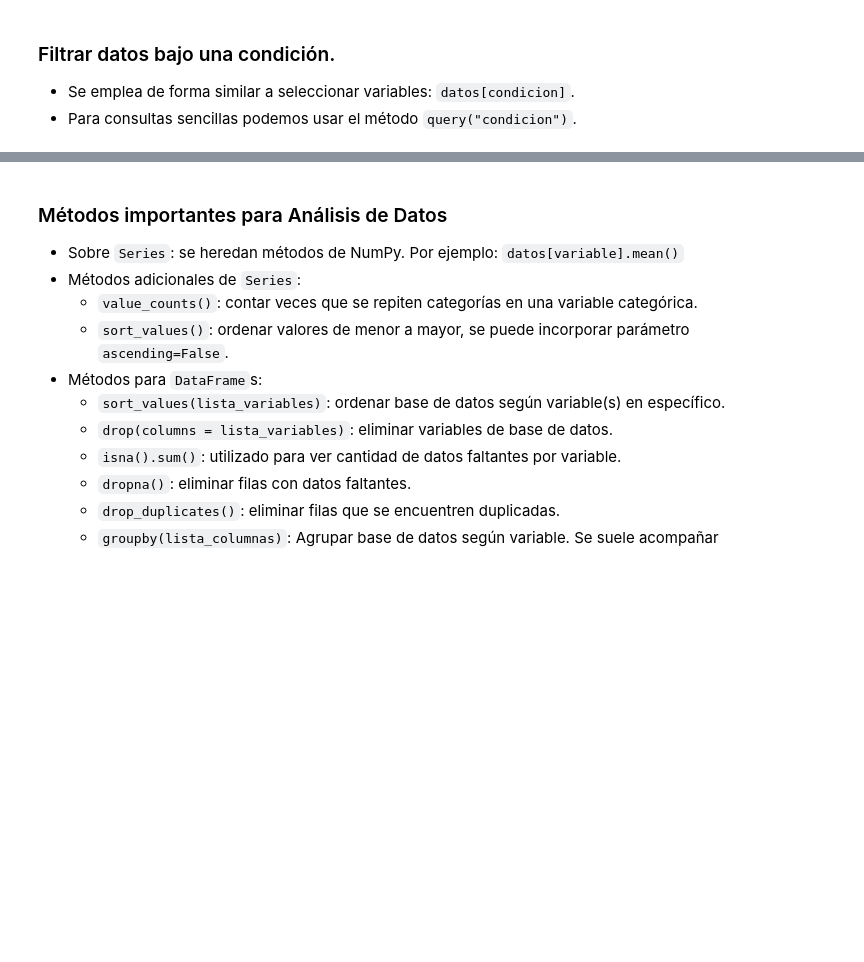
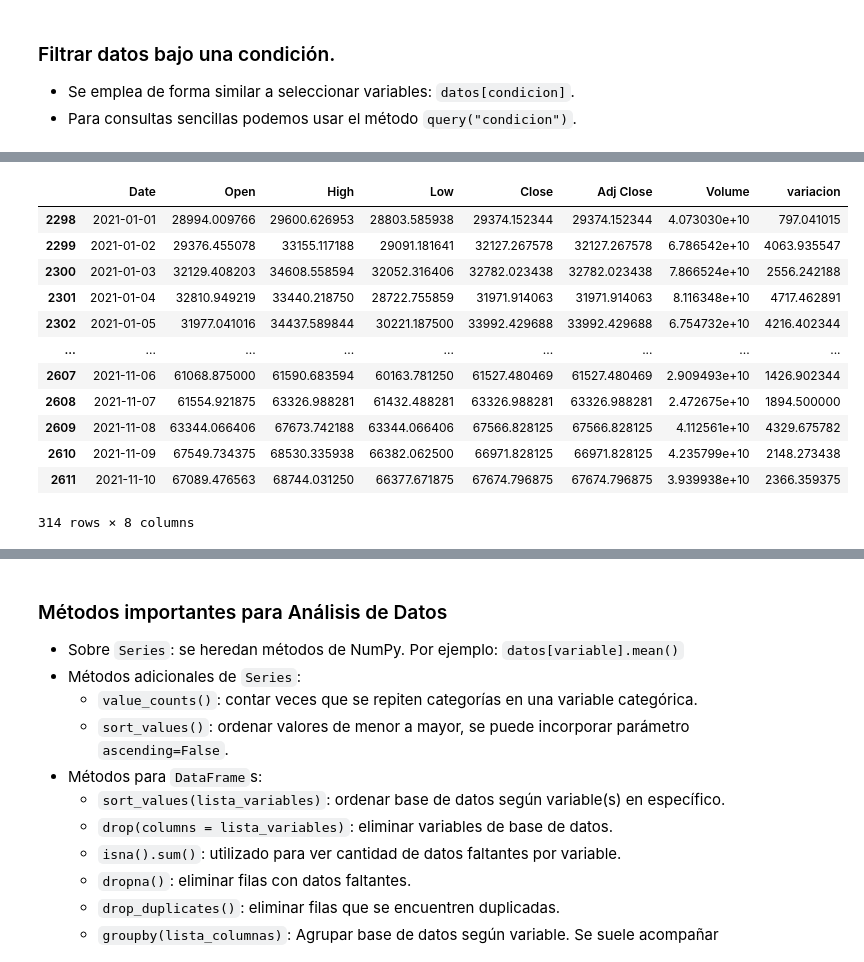
Before and after one commit to rfuentes89/taller-python, a Jupyter notebook: taller-python.ipynb, the cells around one changed output, grey strips where cells are left out. Saved outputs shown, nothing was run; the diff lists cells and outputs as text; code cells hidden in the pictures; blank space fills up the shorter version.

```diff
--- a/taller-python.ipynb
+++ b/taller-python.ipynb
@@ -367,3 +694,6 @@ Caguemos la base de datos `BTC-USD.csv`, que nos indica el valor del Bitcoin en
 * Para consultas sencillas podemos usar el método `query("condicion")`.
 # %%
 # Ejemplo de filtro: seleccione los datos que corresponden solo al año 2021
+
+condicion = bitcoin["Date"].dt.month == 2021
+condicion
@@ -369,0 +713,16 @@ Caguemos la base de datos `BTC-USD.csv`, que nos indica el valor del Bitcoin en
+# %%
+bitcoin[condicion]
+# %% [output]
+|  | Date | Open | High | Low | Close | Adj Close | Volume | variacion |
+| 2298 | 2021-01-01 | 28994.009766 | 29600.626953 | 28803.585938 | 29374.152344 | 29374.152344 | 4.073030e+10 | 797.041015 |
+| 2299 | 2021-01-02 | 29376.455078 | 33155.117188 | 29091.181641 | 32127.267578 | 32127.267578 | 6.786542e+10 | 4063.935547 |
+| 2300 | 2021-01-03 | 32129.408203 | 34608.558594 | 32052.316406 | 32782.023438 | 32782.023438 | 7.866524e+10 | 2556.242188 |
+| 2301 | 2021-01-04 | 32810.949219 | 33440.218750 | 28722.755859 | 31971.914063 | 31971.914063 | 8.116348e+10 | 4717.462891 |
+| 2302 | 2021-01-05 | 31977.041016 | 34437.589844 | 30221.187500 | 33992.429688 | 33992.429688 | 6.754732e+10 | 4216.402344 |
+| ... | ... | ... | ... | ... | ... | ... | ... | ... |
+| 2607 | 2021-11-06 | 61068.875000 | 61590.683594 | 60163.781250 | 61527.480469 | 61527.480469 | 2.909493e+10 | 1426.902344 |
+| 2608 | 2021-11-07 | 61554.921875 | 63326.988281 | 61432.488281 | 63326.988281 | 63326.988281 | 2.472675e+10 | 1894.500000 |
+| 2609 | 2021-11-08 | 63344.066406 | 67673.742188 | 63344.066406 | 67566.828125 | 67566.828125 | 4.112561e+10 | 4329.675782 |
+| 2610 | 2021-11-09 | 67549.734375 | 68530.335938 | 66382.062500 | 66971.828125 | 66971.828125 | 4.235799e+10 | 2148.273438 |
+| 2611 | 2021-11-10 | 67089.476563 | 68744.031250 | 66377.671875 | 67674.796875 | 67674.796875 | 3.939938e+10 | 2366.359375 |
+314 rows × 8 columns
```
Also changed, not shown: parts of 54 cells of this notebook, 1 other file.
